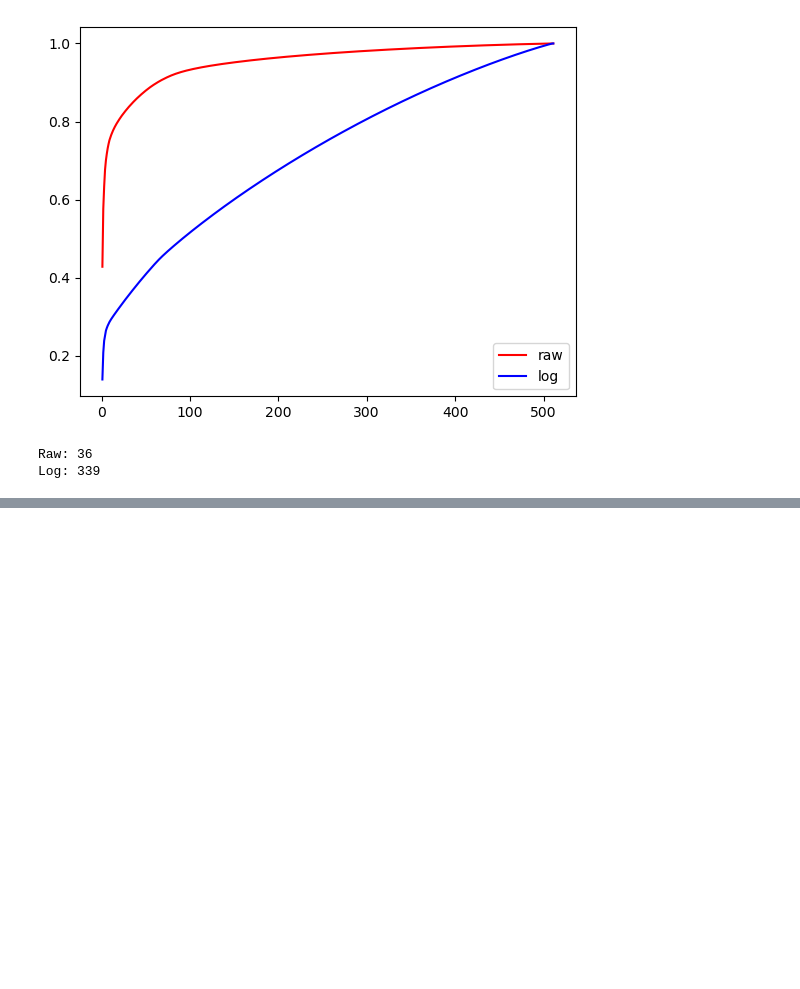
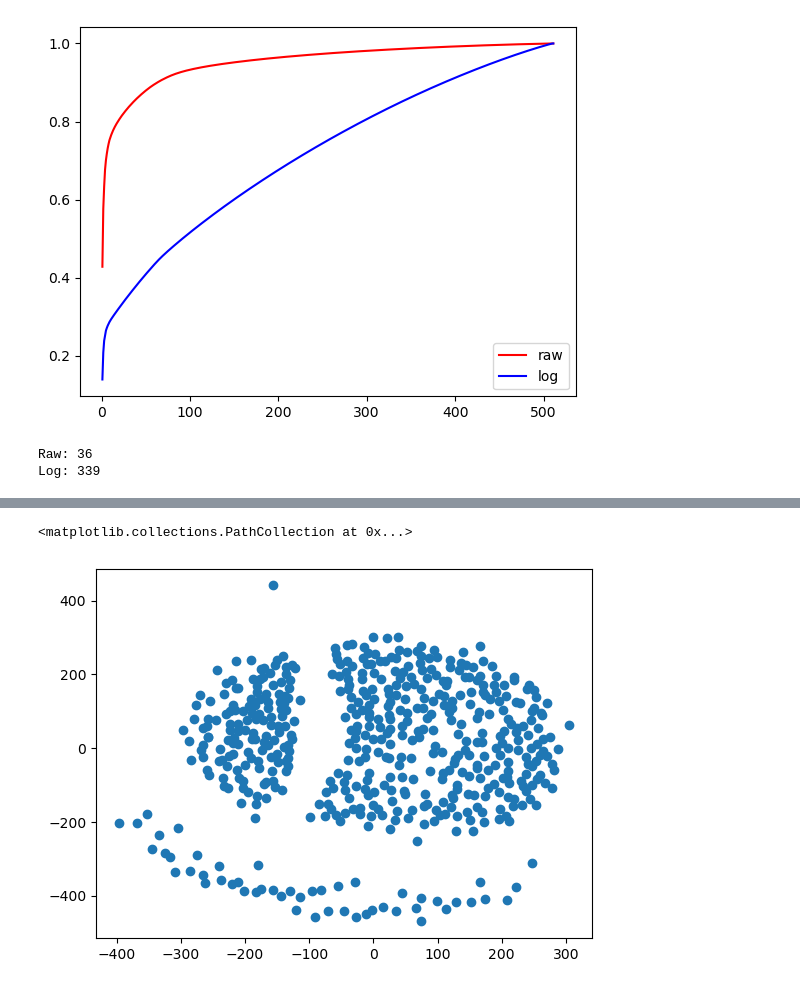
Before and after one commit to AtlasKeeper/Machine-Learning-with-Python-From-Linear-Models-to-Deep-Learning, a Jupyter notebook: 1/analysis.ipynb, the cells around one changed output, grey strips where cells are left out. Drawn from its saved outputs; the diff is of its cells as text; code cells hidden in the pictures; blank space fills up the shorter version.

```diff
--- a/1/analysis.ipynb
+++ b/1/analysis.ipynb
@@ -60,0 +76,7 @@ Log: 339
+# %%
+# MDS
+mds=MDS(n_components=2).fit_transform(X_log)
+plt.scatter(mds[:,0],mds[:,1])
+# %% [output]
+<matplotlib.collections.PathCollection at 0x...>
+[figure, added]
```
Also changed, not shown: parts of 9 cells of this notebook.
